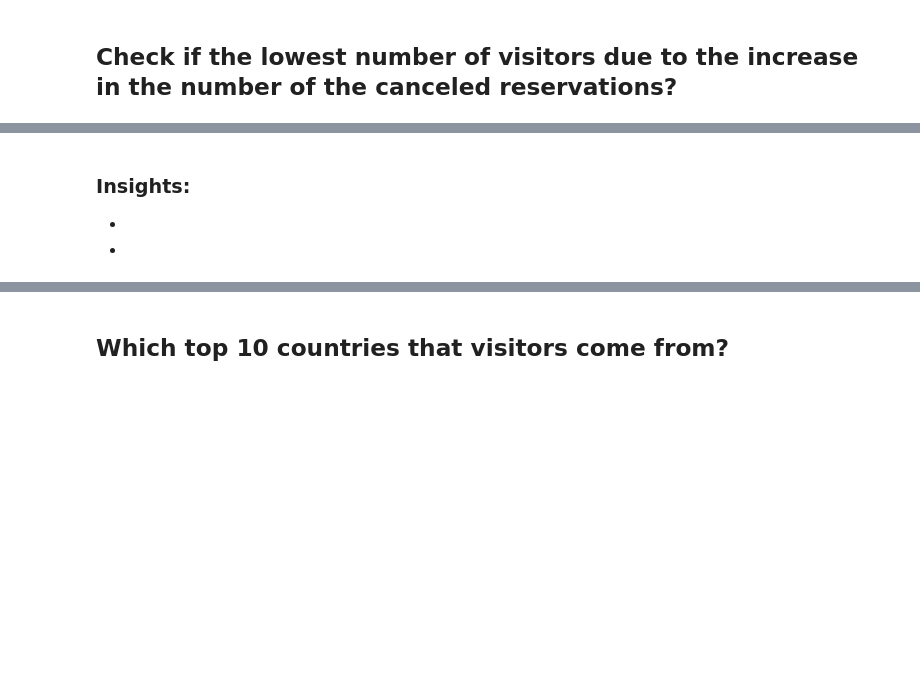
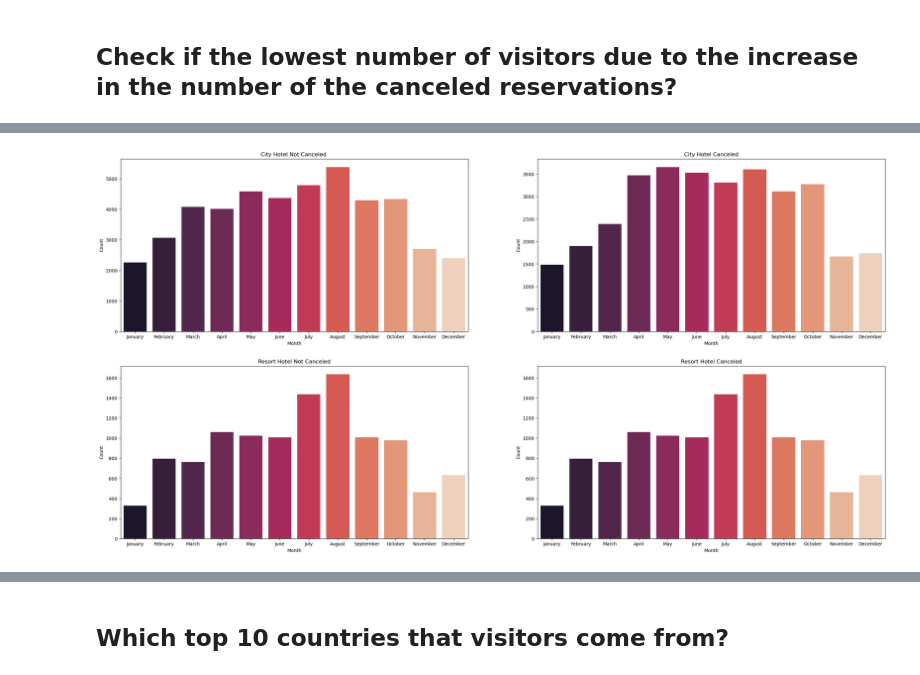
Before and after one commit to Tuwaiq-Data-Science-Bootcamp-V5/CV_and_GS-Lab1, a Jupyter notebook: CV_Assignment.ipynb, the cells around one changed output, grey strips where cells are left out. Drawn from its saved outputs; the diff is of its cells as text; code cells hidden in the pictures; blank space fills up the shorter version.

```diff
--- a/CV_Assignment.ipynb
+++ b/CV_Assignment.ipynb
@@ -133,4 +171,36 @@ df.describe(include='object')
-# %% [markdown]
-### Insights:
--
--
+# %%
+City_Hotel = df[(df['hotel'] == 'City Hotel') & (df['is_canceled'] == 0)]
+City_Hotel_canceled = df[(df['hotel'] == 'City Hotel') & (df['is_canceled'] == 1)]
+Resort_Hotel = df[(df['hotel'] == 'Resort Hotel') & (df['is_canceled'] == 1)]
+Resort_Hotel_canceled = df[(df['hotel'] == 'Resort Hotel') & (df['is_canceled'] == 1)]
+
+CHM = City_Hotel['arrival_date_month'].value_counts().loc[month_order]
+CHC = City_Hotel_canceled['arrival_date_month'].value_counts().loc[month_order]
+RHM = Resort_Hotel['arrival_date_month'].value_counts().loc[month_order]
+RHC = Resort_Hotel_canceled['arrival_date_month'].value_counts().loc[month_order]
+
+fig, axes = plt.subplots(2, 2, figsize=(30, 15))
+
+sns.barplot(x=CHM.index, y=CHM, palette='rocket', ax=axes[0, 0])
+axes[0, 0].set_title('City Hotel Not Canceled ')
+axes[0, 0].set_xlabel('Month')
+axes[0, 0].set_ylabel('Count')
+
+sns.barplot(x=CHC.index, y=CHC, palette='rocket', ax=axes[0, 1])
+axes[0, 1].set_title('City Hotel Canceled')
+axes[0, 1].set_xlabel('Month')
+axes[0, 1].set_ylabel('Count')
+
+sns.barplot(x=RHM.index, y=RHM, palette='rocket', ax=axes[1, 0])
+axes[1, 0].set_title('Resort Hotel Not Canceled')
+axes[1, 0].set_xlabel('Month')
+axes[1, 0].set_ylabel('Count')
+
+sns.barplot(x=RHC.index, y=RHC, palette='rocket', ax=axes[1, 1])
+axes[1, 1].set_title('Resort Hotel Canceled')
+axes[1, 1].set_xlabel('Month')
+axes[1, 1].set_ylabel('Count')
+
+plt.show()
+# %% [output]
+[figure, added]
```
Also changed, not shown: parts of 23 cells of this notebook.
